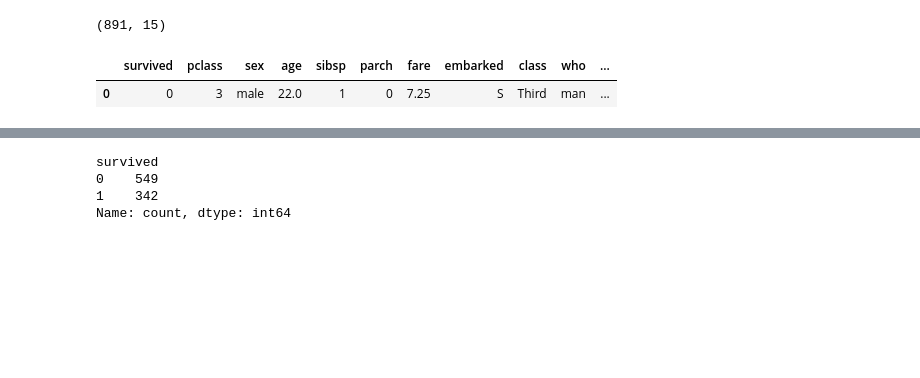
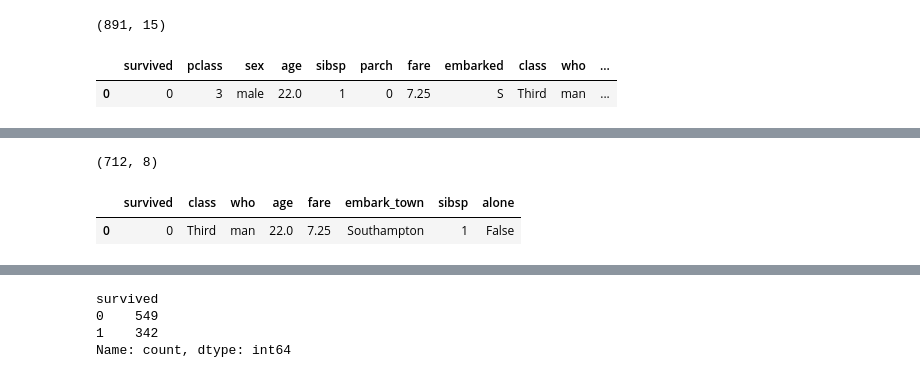
Before and after one commit to 0xdomyz/python_collection, a Jupyter notebook: model/glm/glm.ipynb, the cells around one changed output, grey strips where cells are left out. Cells and saved outputs as stored; diff of their text form; code cells hidden in the pictures; blank space fills up the shorter version.

```diff
--- a/model/glm/glm.ipynb
+++ b/model/glm/glm.ipynb
@@ -15,0 +57,8 @@ df.head(1)
+# %%
+df = df.dropna()
+print(f"{df.shape}")
+df.head(1)
+# %% [output]
+(712, 8)
+|  | survived | class | who | age | fare | embark_town | sibsp | alone |
+| 0 | 0 | Third | man | 22.0 | 7.25 | Southampton | 1 | False |
```
Also changed, not shown: parts of 11 cells of this notebook.
